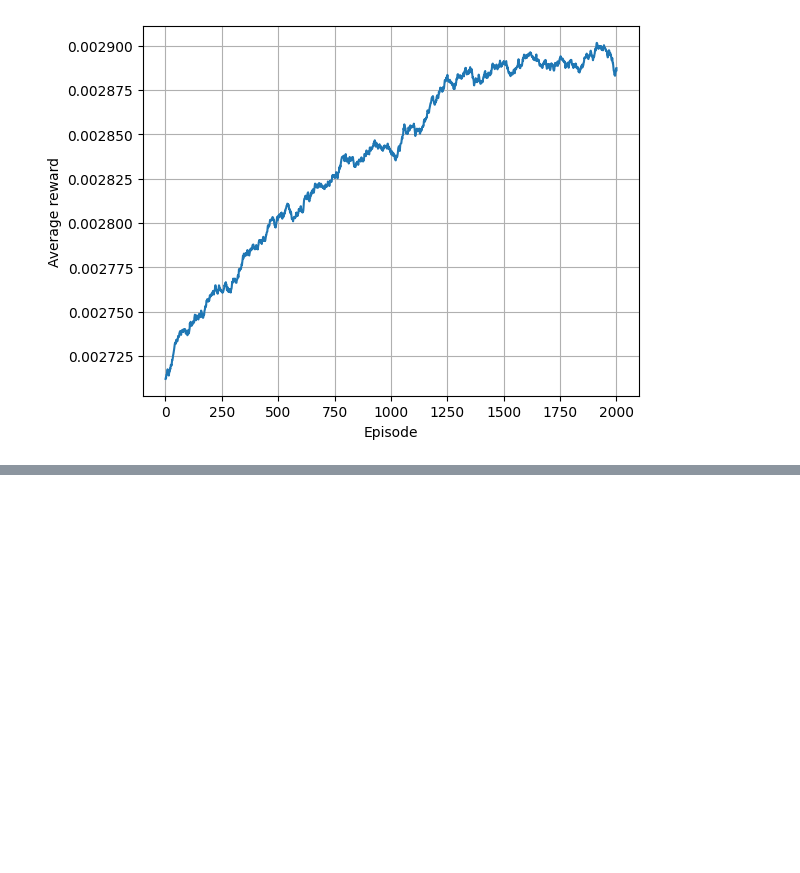
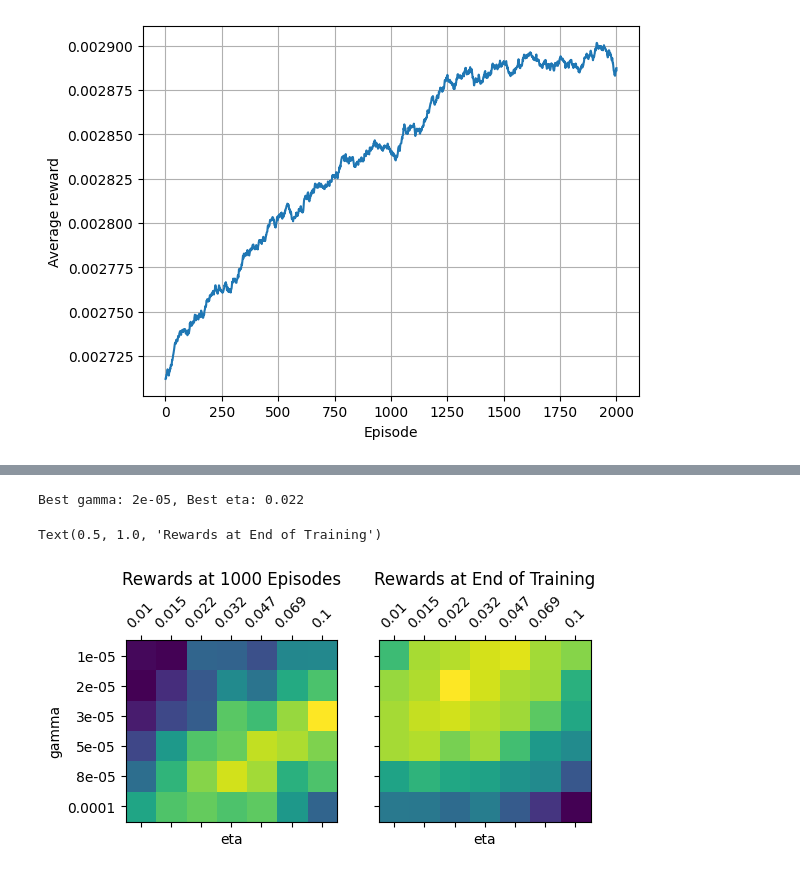
Before and after one commit to gorkamunoz/rl_opts, a Jupyter notebook: nbs/lib_nbs/develop/test_training_virtual_abm.ipynb, the cells around one changed output, grey strips where cells are left out. Cells and saved outputs as stored; diff of their text form; code cells hidden in the pictures; blank space fills up the shorter version.

```diff
--- a/nbs/lib_nbs/develop/test_training_virtual_abm.ipynb
+++ b/nbs/lib_nbs/develop/test_training_virtual_abm.ipynb
@@ -1131,0 +1209,27 @@ for idxg, gamma in enumerate(gammas):
+# %%
+fig, ax = plt.subplots(1,2, figsize=(6, 3), sharey=True, sharex=True)
+
+ax[0].matshow(rewards_at_1000)
+ax[1].matshow(rewards_at_end)
+
+# Print best at end
+best_gamma, best_eta = gammas[rewards_at_end.argmax()//rewards_at_end.shape[1]], etas[rewards_at_end.argmax()%rewards_at_end.shape[1]]
+print(f"Best gamma: {best_gamma:.1g}, Best eta: {best_eta:.2g}")
+
+
+ax[0].set_xlabel('eta')
+ax[0].set_ylabel('gamma')
+ax[0].set_xticks(ticks=np.arange(len(etas)), labels=[f"{e:.2g}" for e in etas], rotation=45)
+ax[0].set_yticks(ticks=np.arange(len(gammas)), labels=[f"{g:.1g}" for g in gammas])
+ax[0].set_title('Rewards at 1000 Episodes')
+
+ax[1].set_xlabel('eta')
+ax[1].set_xticks(ticks=np.arange(len(etas)), labels=[f"{e:.2g}" for e in etas], rotation=45)
+ax[1].set_yticks(ticks=np.arange(len(gammas)), labels=[f"{g:.1g}" for g in gammas])
+ax[1].set_title('Rewards at End of Training')
+
+# plt.colorbar(label ='Average reward over last 500 episodes')
+# %% [output]
+Best gamma: 2e-05, Best eta: 0.022
+Text(0.5, 1.0, 'Rewards at End of Training')
+[figure, added]
```
Also changed, not shown: parts of 16 cells of this notebook.
